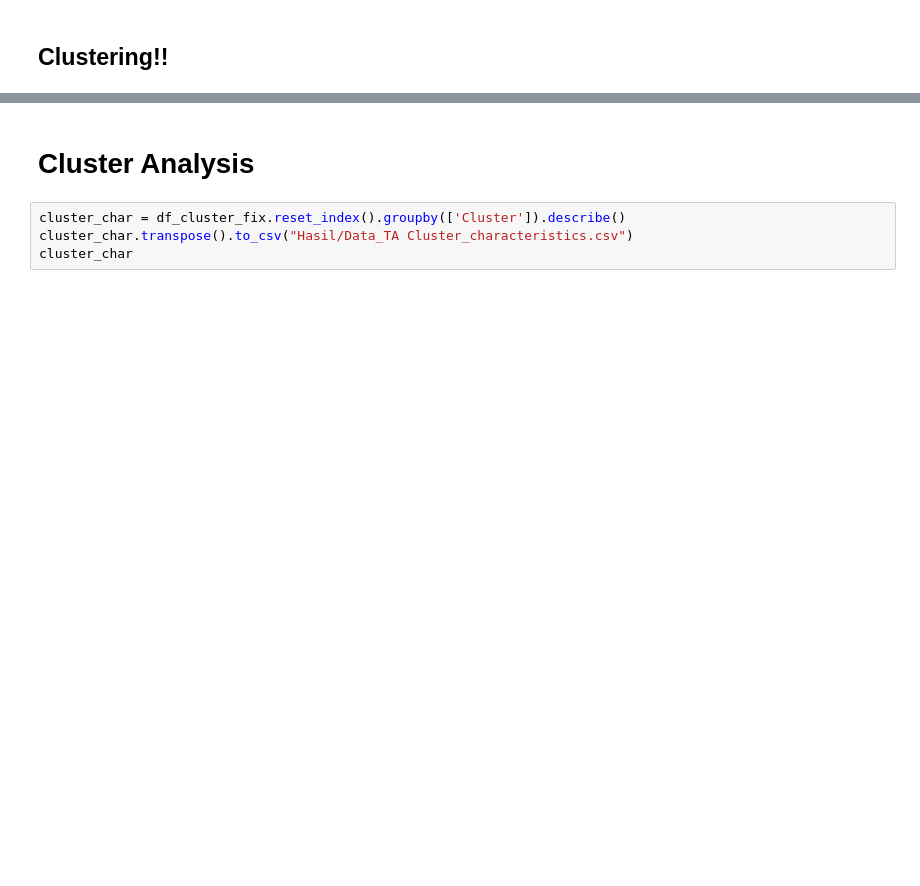
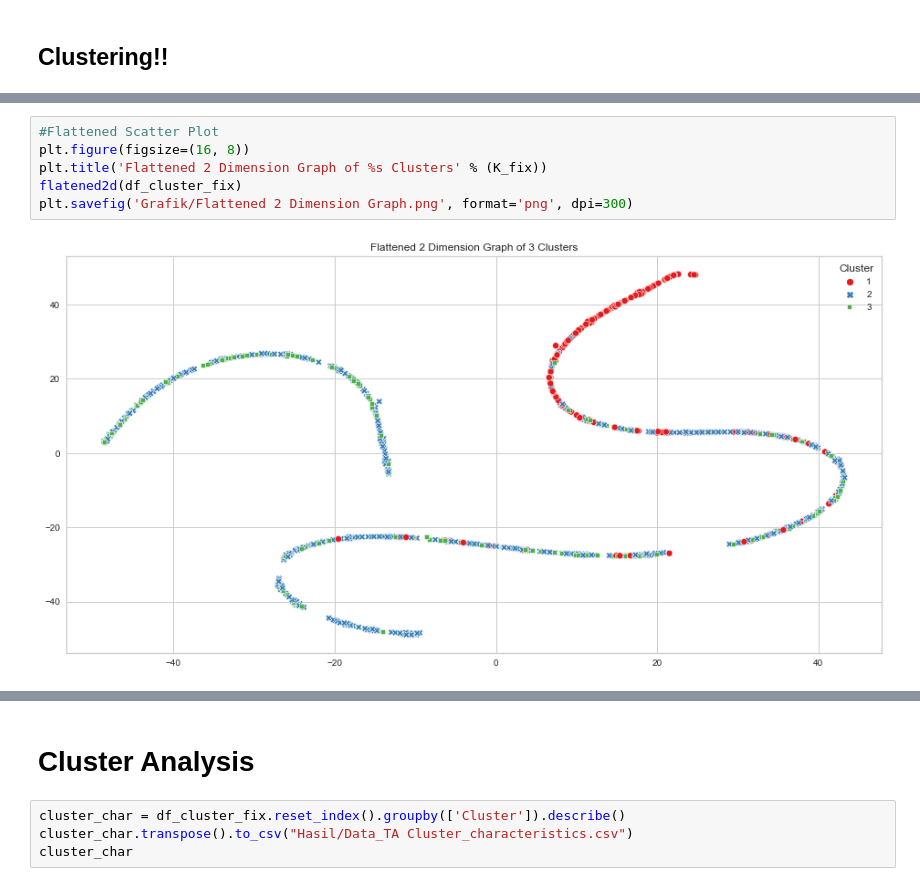
Before and after one commit to hammamnash/LRFM-Kmeans-Clustering, a Jupyter notebook: TA Hammam Clustering.ipynb, the cells around one changed output, grey strips where cells are left out. Drawn from its saved outputs; the diff is of its cells as text; blank space fills up the shorter version.

```diff
--- a/TA Hammam Clustering.ipynb
+++ b/TA Hammam Clustering.ipynb
@@ -364,0 +637,8 @@ plt.show()
+# %%
+#Flattened Scatter Plot
+plt.figure(figsize=(16, 8))
+plt.title('Flattened 2 Dimension Graph of %s Clusters' % (K_fix))
+flatened2d(df_cluster_fix)
+plt.savefig('Grafik/Flattened 2 Dimension Graph.png', format='png', dpi=300)
+# %% [output]
+[figure, added]
```
Also changed, not shown: parts of 47 cells of this notebook, 31 other files.
